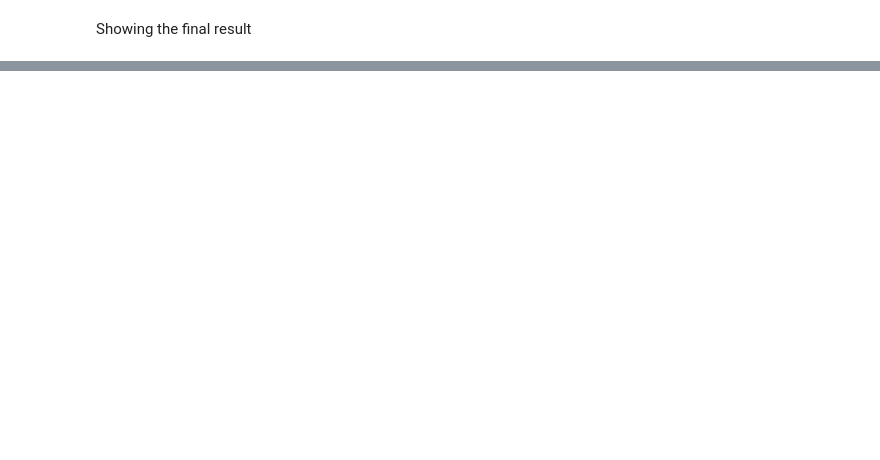
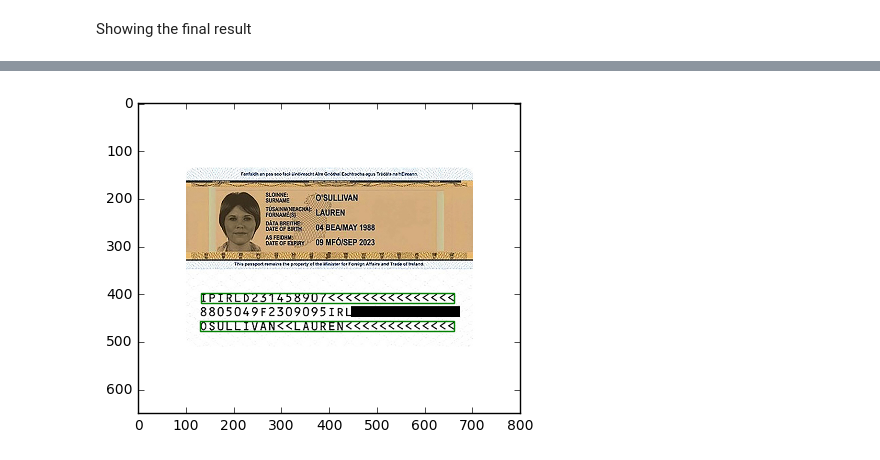
Before and after one commit to xmarvin/angle-bracket-detection-lab, a Jupyter notebook: mrz-result.ipynb, the cells around one changed output, grey strips where cells are left out. Saved outputs shown, nothing was run; the diff lists cells and outputs as text; code cells hidden in the pictures; blank space fills up the shorter version.

```diff
--- a/mrz-result.ipynb
+++ b/mrz-result.ipynb
@@ -116,2 +104,25 @@ for i in range(len(bracket_heights)):
+# %%
+def get_bracket_lines(lines, boxes):
+
+    def region_includes(region, box):
+        #return region[0]<=box[0] and region[2]>=box[2] and region[1]<=box[1] and region[3]>=box[3]
+        return region[1]<=box[1] and region[3]>=box[3]
+
+    _, line_contours, _  = cv2.findContours(lines, cv2.RETR_LIST, cv2.CHAIN_APPROX_SIMPLE)
+    brackets_lines = []
+    for cords in line_contours:
+        cords = np.squeeze(cords)
+        if len(cords.shape) > 1:
+            x = [a[0] for a in cords]
+            y = [a[1] for a in cords]
+            minx, maxx = np.min(x), np.max(x)
+            miny, maxy = np.min(y), np.max(y)
+            if (maxx - minx) > 100:
+                region = (minx,miny,maxx,maxy)
+                for box in boxes:
+                    if region_includes(region, box):
+                        brackets_lines.append(region)
+                        break
+    return brackets_lines
 # %% [markdown]
 Showing the final result
@@ -121,0 +136,15 @@ draw_boundaries(original_image, brackets_lines)
+# %%
+def draw_mrz_lines(path):
+    original_image = cv2.imread(path)
+    original_image = cv2.cvtColor(original_image, cv2.COLOR_BGR2RGB)
+    image = cv2.cvtColor(original_image, cv2.COLOR_BGR2GRAY)
+    image = params.simplify_image(image)
+    highlighted = highlight_brackets(image)
+    boxes = get_boundaries(highlighted)
+    lines = get_lines(image)
+    brackets_lines = get_bracket_lines(lines, boxes)
+    draw_boundaries(original_image, brackets_lines)
+# %%
+draw_mrz_lines("sample62lines.png")
+# %% [output]
+[figure, added]
```
Also changed, not shown: parts of 24 cells of this notebook, 3 other files.
